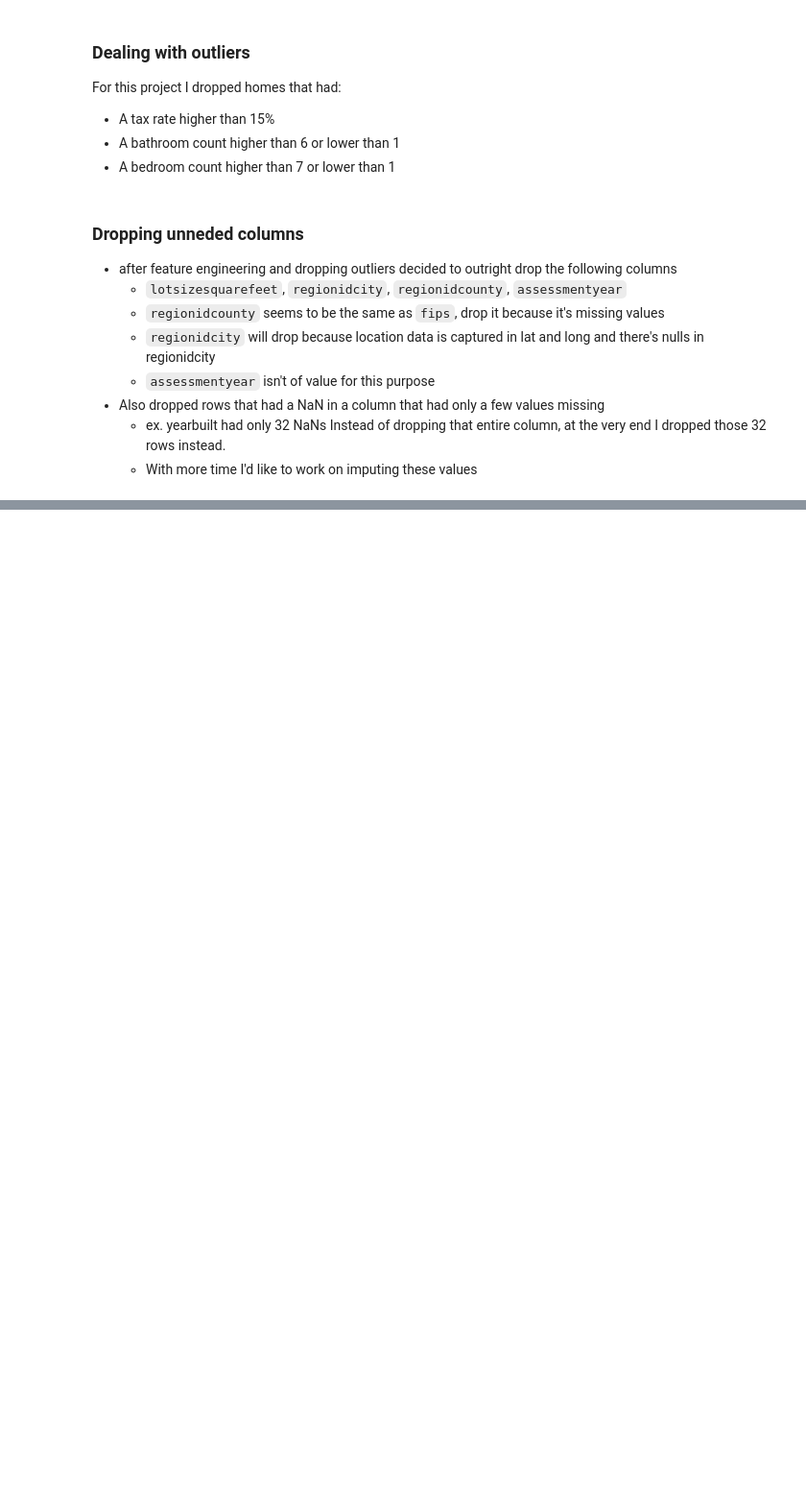
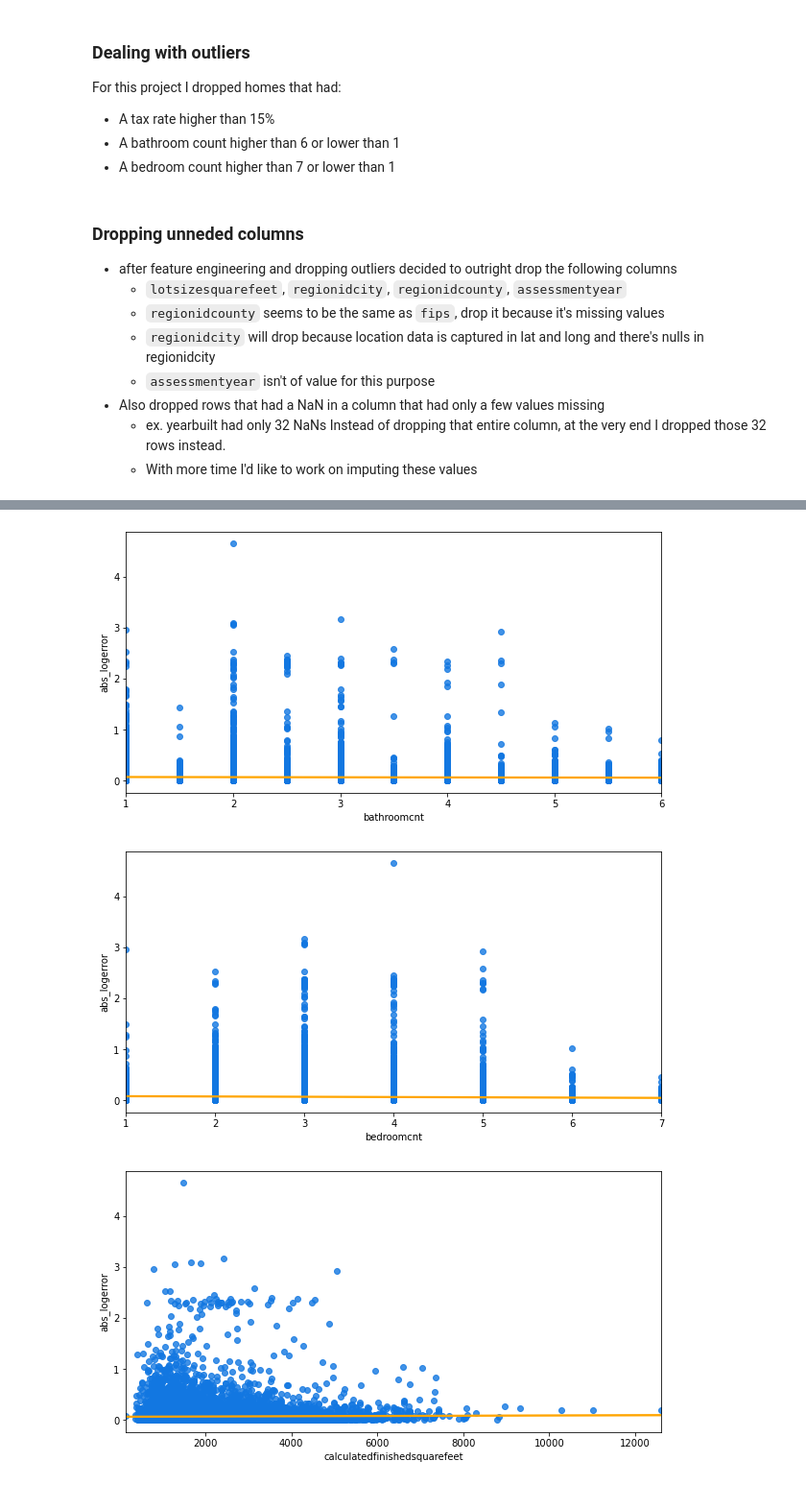
Before and after one commit to HeatherOrtegaMcMillan/Zillow_clustering_project, a Jupyter notebook: final_notebook.ipynb, the cells around one changed output, grey strips where cells are left out. Shown at 96% size. Cells and saved outputs as stored; diff of their text form; code cells hidden in the pictures; blank space fills up the shorter version.

```diff
--- a/final_notebook.ipynb
+++ b/final_notebook.ipynb
@@ -290,0 +384,6 @@ df = w.wrangle_zillow()
+# %%
+ex.plot_against_target(train, target2 , variables)
+# %% [output]
+[figure, added]
+[figure, added]
+[figure, added]
```
Also changed, not shown: parts of 93 cells of this notebook, 4 other files.
